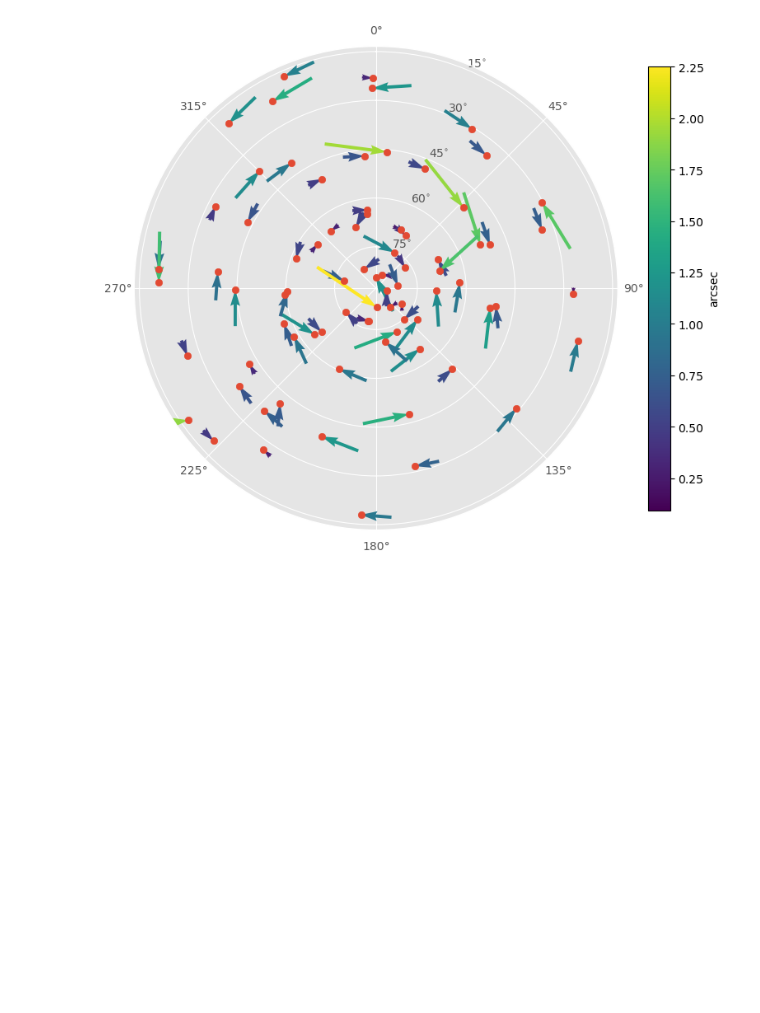
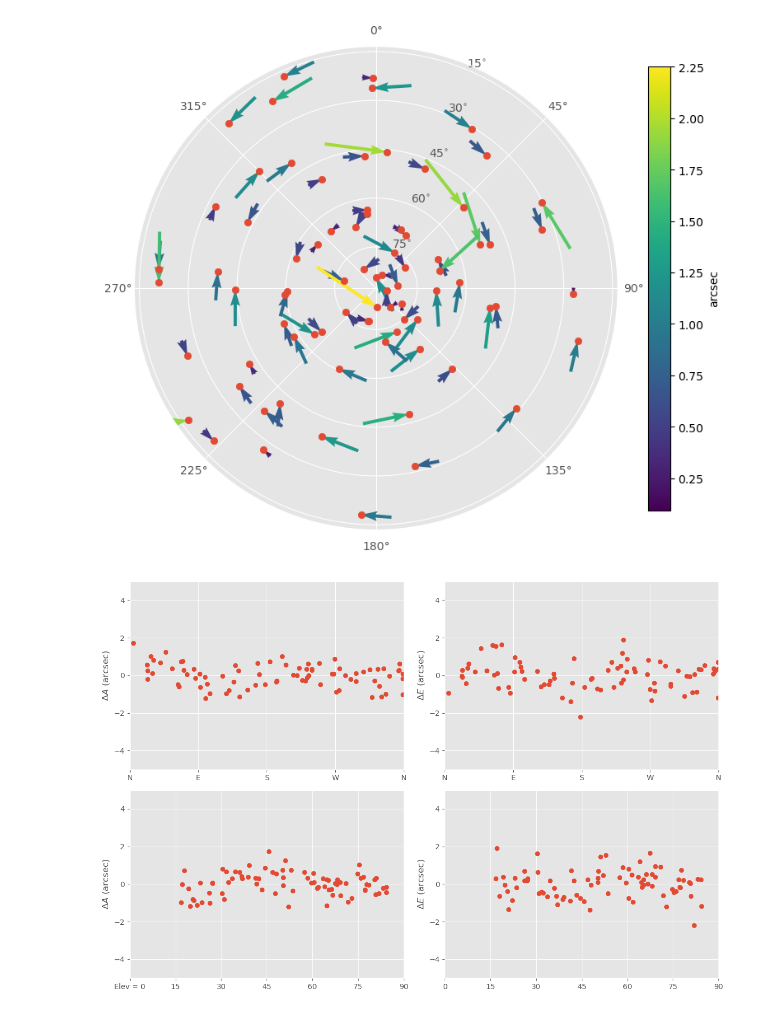
Before and after one commit to MMTObservatory/pointing_analysis, a Jupyter notebook: pointing_data/20210821/tpoint.ipynb, the cells around one changed output. Drawn from its saved outputs; the diff is of its cells as text; code cells hidden in the pictures; blank space fills up the shorter version.

Commit message:
finalized az/el resid plot

```diff
--- a/pointing_data/20210821/tpoint.ipynb
+++ b/pointing_data/20210821/tpoint.ipynb
@@ -128,6 +128,38 @@ def pointing_sky(coo_ref, coo_meas):
     cbar.set_label("arcsec")
     plt.tight_layout()
     return fig
+
+def pointing_azel_resid(coo_ref, coo_meas):
+    az_res, el_res = coo_meas.spherical_offsets_to(coo_ref)
+    az_res = az_res.to(u.arcsec)
+    el_res = el_res.to(u.arcsec)
+    az = coo_ref.az
+    el = coo_ref.alt
+    z = 90 * u.degree - el
+    azel_max = np.max([5, np.abs(az_res).max().to(u.arcsec).value, np.abs(el_res).max().to(u.arcsec).value])
+    with plt.style.context('ggplot', {'xtick.labelsize': 18, 'ytick.labelsize': 18}):
+        fig, axs = plt.subplots(2, 2, figsize=(12, 8))
+        for i in [0, 1]:
+            axs[0, i].set_ylim(-azel_max, azel_max)
+            axs[0, i].set_xlim(0, 360)
+            axs[1, i].set_ylim(-azel_max, azel_max)
+            axs[1, i].set_xlim(0, 90)
+            axs[0, i].set_xticks([0, 90, 180, 270, 360])
+            axs[0, i].set_xticklabels(["N", "E", "S", "W", "N"])
+            axs[1, i].set_xticks([0, 15, 30, 45, 60, 75, 90])
+        axs[0, 0].scatter(az, az_res)
+        axs[0, 0].set_ylabel("$\Delta A$ (arcsec)")
+        axs[0, 1].scatter(az, el_res)
+        axs[0, 1].set_ylabel("$\Delta E$ (arcsec)")
+        axs[1, 0].scatter(el, az_res)
+        axs[1, 0].set_ylabel("$\Delta A$ (arcsec)")
+        #axs[1, 0].set_xlabel("Elevation")
+        axs[1, 0].set_xticklabels(["Elev = 0", 15, 30, 45, 60, 75, 90])
+        axs[1, 1].scatter(el, el_res)
+        axs[1, 1].set_ylabel("$\Delta E$ (arcsec)")
+        #axs[1, 1].set_xlabel("Elevation")
+    plt.tight_layout()
+    return fig
 # %%
 datafile = "point_tweak.dat"
 t = ascii.read(datafile, data_start=20, format='no_header', guess=False, fast_reader=False)
@@ -159,3 +191,7 @@ f = pointing_residuals(coo_obs, t_coo)
 f = pointing_sky(coo_obs, t_coo)
 # %% [output]
 [figure]
+# %%
+f = pointing_azel_resid(coo_obs, t_coo)
+# %% [output]
+[figure, added]
```
